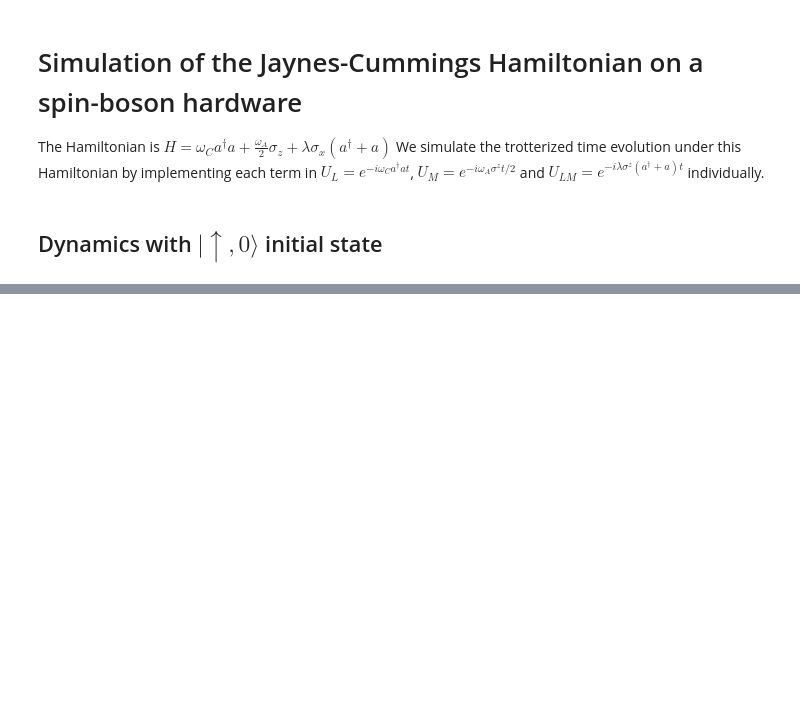
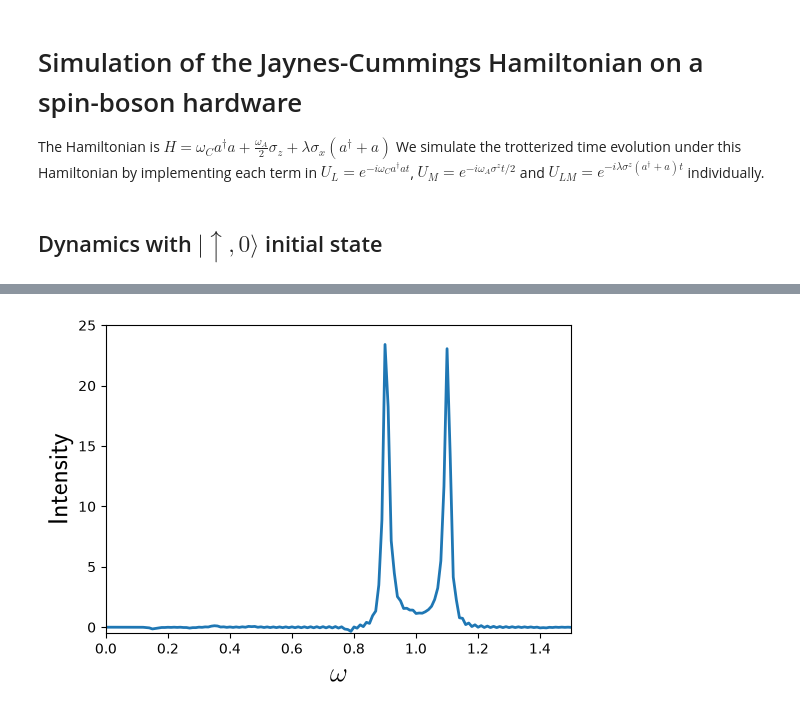
Before and after one commit to simkoi/bosonic_algo, a Jupyter notebook: JC_spin-boson_hardware.ipynb, the cells around one changed output, grey strips where cells are left out. Cells and saved outputs as stored; diff of their text form; code cells hidden in the pictures; blank space fills up the shorter version.

```diff
--- a/JC_spin-boson_hardware.ipynb
+++ b/JC_spin-boson_hardware.ipynb
@@ -151,3 +247,25 @@ ax[1].set_ylim([-1.05,1.05]);
+# %%
+#Fourier transform the sigma_x signal. This is the dipole-dipole autocorrelation function C_list
+freq_list, C_list, _ = two_sided_ft(sigma_x_traj_kick[:,0], 2.0, window=("exp", 100.0), zero_pad_to=2*157, angular_freq=True)
+
+# Calculating absorption intensity from the freq-domain
+int_list = -np.imag(C_list)
+
+#Plotting the spectrum
+
+fig, ax = plt.subplots(1,1,figsize=(6,4))
+fontsize = 20
+
+ax.plot(freq_list,int_list,linewidth=2)
+
+ax.set_ylabel(r'Intensity',fontsize=fontsize,usetex=True);
+ax.set_xlabel(r'$\omega$',fontsize=fontsize,usetex=True);
+
+#ax.legend(loc='upper right')
+ax.set_ylim(-0.5,25);
+ax.set_xlim(0,1.5);
+# %% [output]
+[figure, added]
 # %%
 def eiht(circuit, boson, spin, omega_A, omega_C, lam, dt):
     # Appending each gate to the circuit
```
Also changed, not shown: parts of 10 cells of this notebook.
